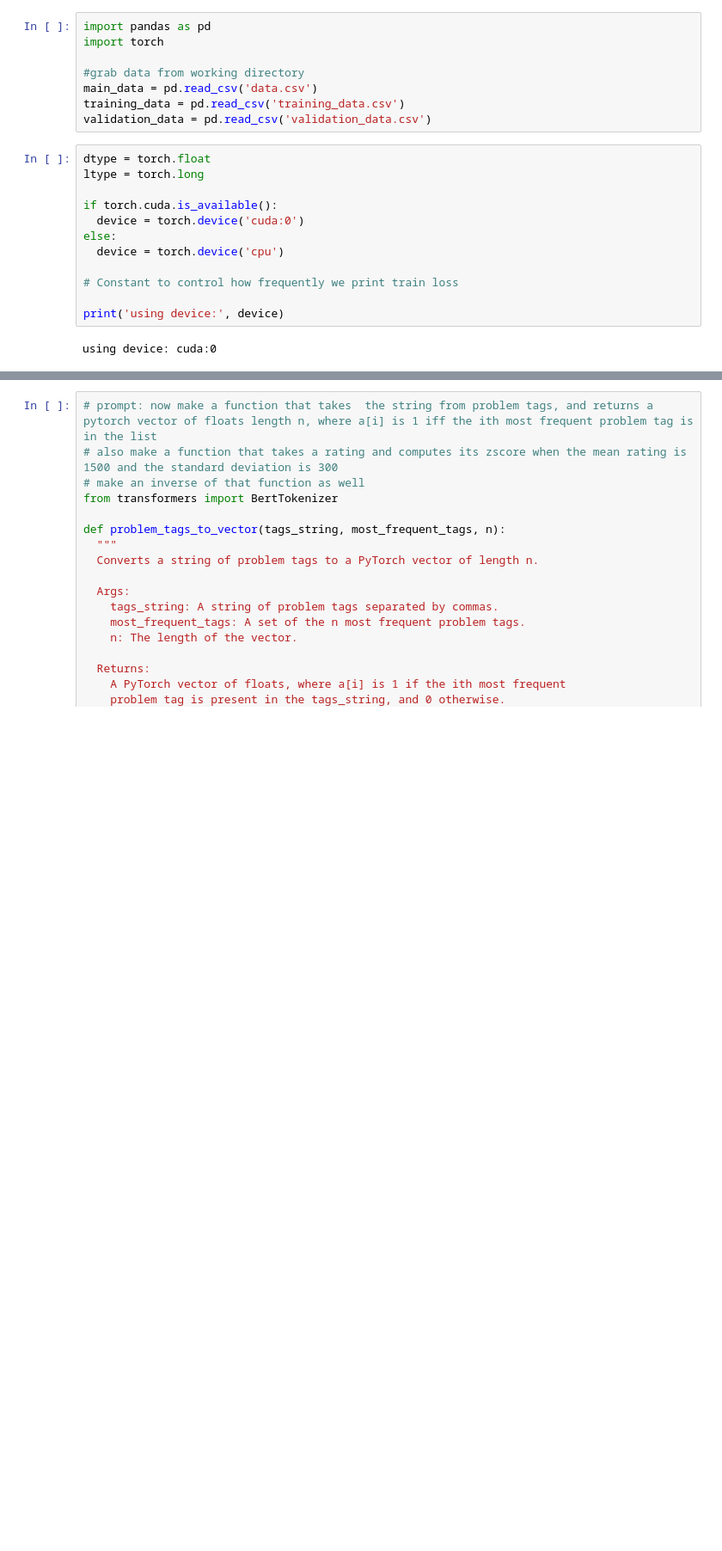
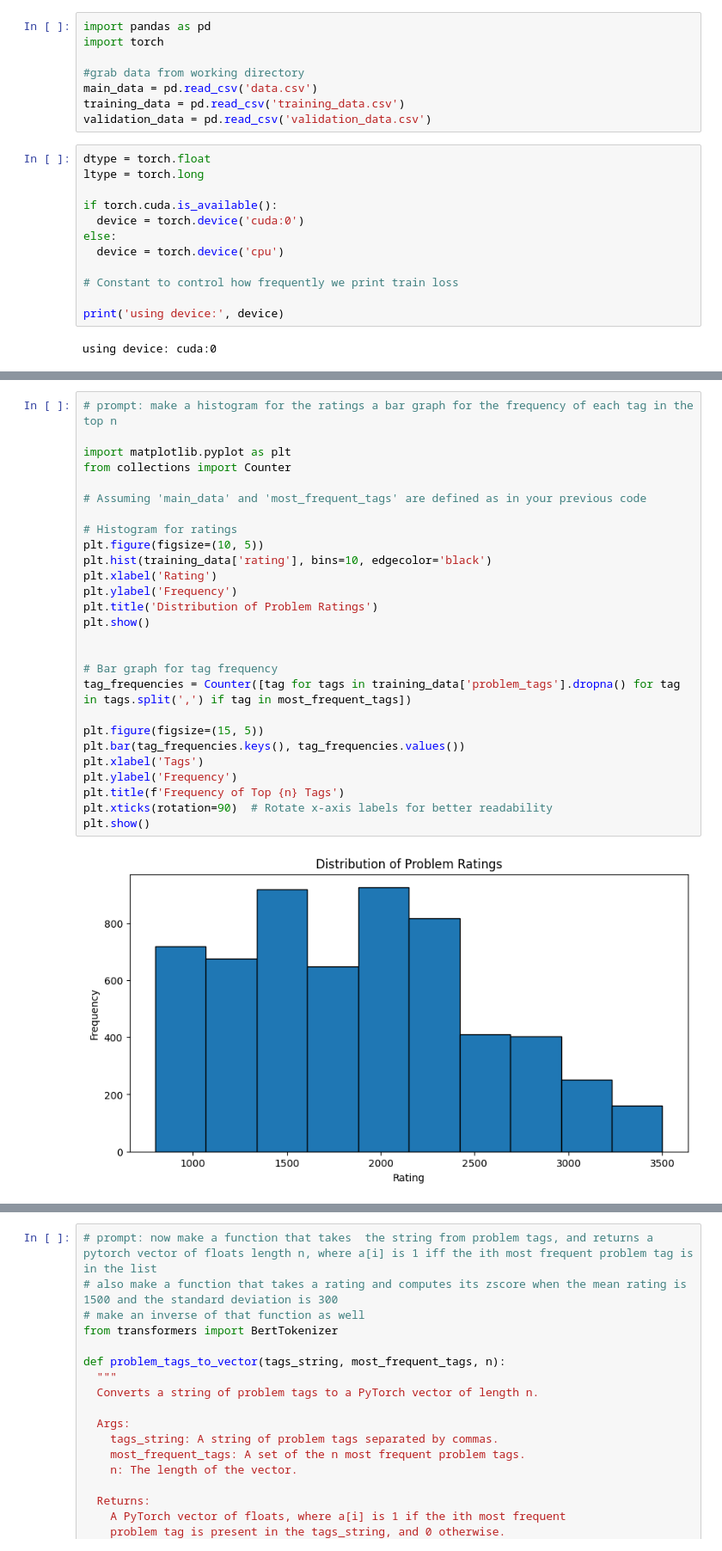
Before and after one commit to NilayT321/cf-classification, a Jupyter notebook: cfclassification.ipynb, the cells around one changed output, grey strips where cells are left out. Shown at 86% size. Drawn from its saved outputs; the diff is of its cells as text; blank space fills up the shorter version.

```diff
--- a/cfclassification.ipynb
+++ b/cfclassification.ipynb
@@ -112,0 +108,29 @@ Percentage of problems with at least one of the top 25 tags: 99.45%
+# %%
+# prompt: make a histogram for the ratings a bar graph for the frequency of each tag in the top n
+
+import matplotlib.pyplot as plt
+from collections import Counter
+
+# Assuming 'main_data' and 'most_frequent_tags' are defined as in your previous code
+
+# Histogram for ratings
+plt.figure(figsize=(10, 5))
+plt.hist(training_data['rating'], bins=10, edgecolor='black')
+plt.xlabel('Rating')
+plt.ylabel('Frequency')
+plt.title('Distribution of Problem Ratings')
+plt.show()
+
+
+# Bar graph for tag frequency
+tag_frequencies = Counter([tag for tags in training_data['problem_tags'].dropna() for tag in tags.split(',') if tag in most_frequent_tags])
+
+plt.figure(figsize=(15, 5))
+plt.bar(tag_frequencies.keys(), tag_frequencies.values())
+plt.xlabel('Tags')
+plt.ylabel('Frequency')
+plt.title(f'Frequency of Top {n} Tags')
+plt.xticks(rotation=90)  # Rotate x-axis labels for better readability
+plt.show()
+# %% [output]
+[figure, added]
```
Also changed, not shown: parts of 8 cells of this notebook.
